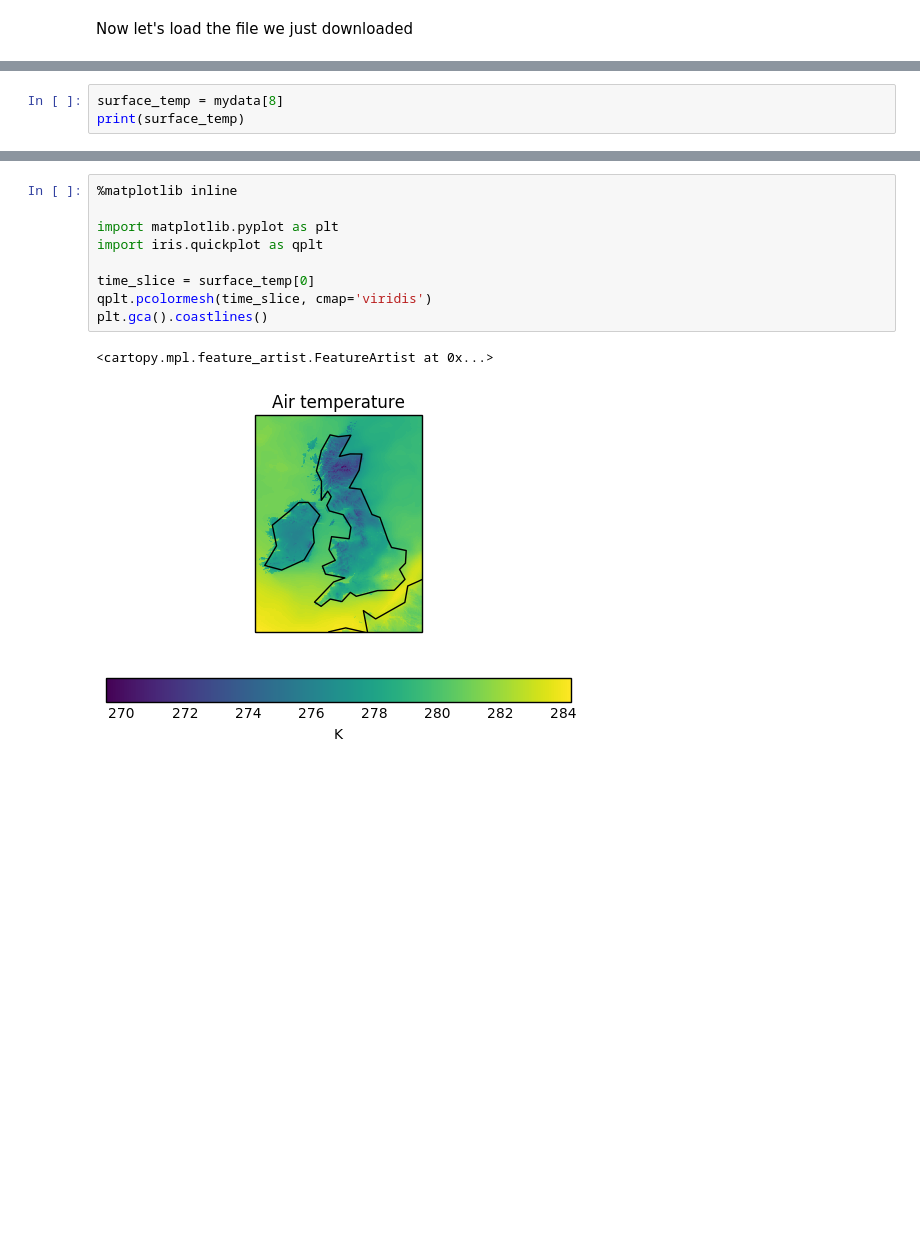
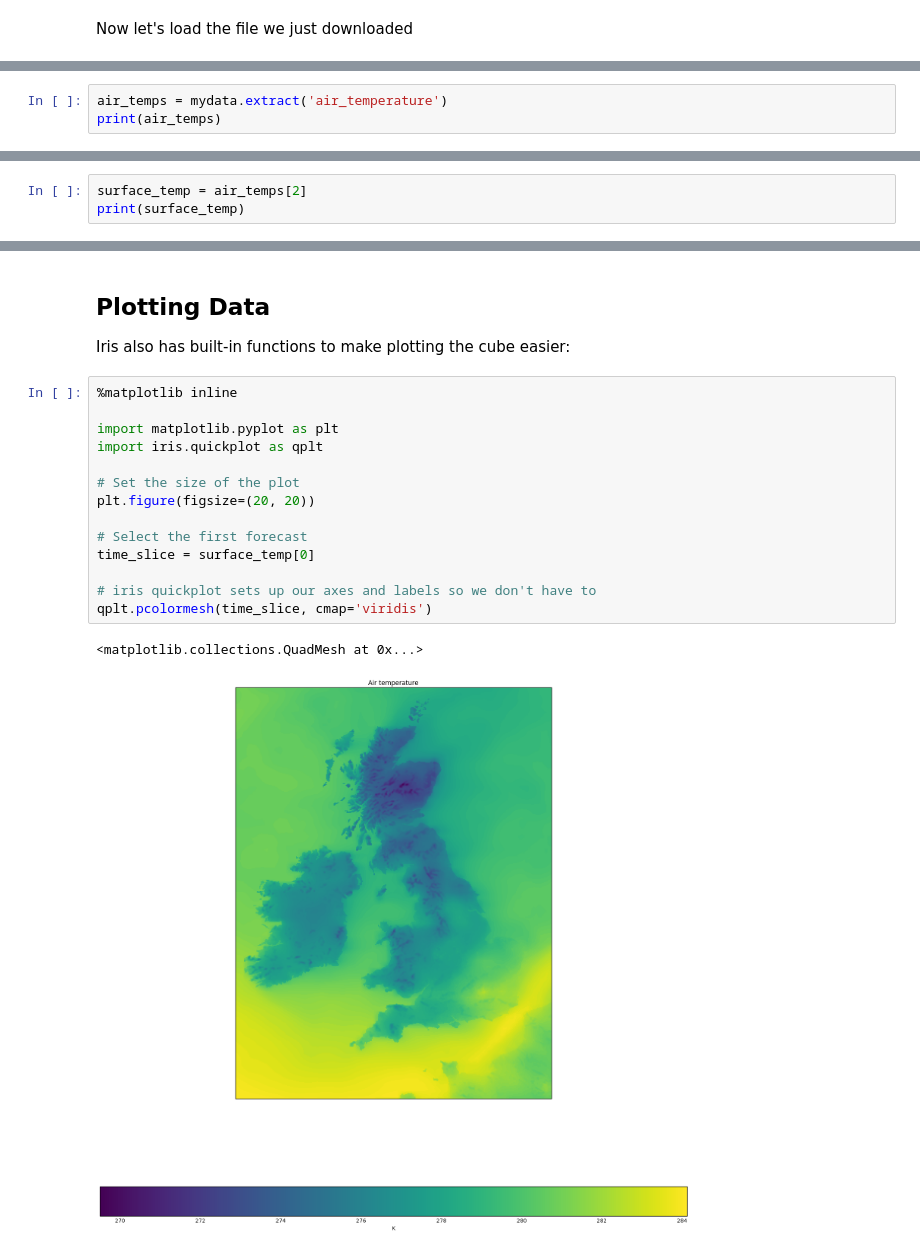
Before and after one commit to informatics-lab/open-data, a Jupyter notebook: mogreps_data_basics.ipynb, the cells around one changed output, grey strips where cells are left out. Drawn from its saved outputs; the diff is of its cells as text; blank space fills up the shorter version.

Commit message:
Refine first notebook

```diff
--- a/mogreps_data_basics.ipynb
+++ b/mogreps_data_basics.ipynb
@@ -92,0 +98,3 @@ We can find our more information about a particuarl parameter...
+# %%
+air_temps = mydata.extract('air_temperature')
+print(air_temps)
@@ -93,4 +115,4 @@ We can find our more information about a particuarl parameter...
 # %%
-surface_temp = mydata[8]
+surface_temp = air_temps[2]
 print(surface_temp)
 # %% [output]
@@ -138,15 +208,24 @@ array([[[ 284.25 ,  284.25 ,  284.25 , ...,  281.   ,  281.125,  281.   ],
+# %% [markdown]
+## Plotting Data
+
+Iris also has built-in functions to make plotting the cube easier:
 # %%
 %matplotlib inline
 
 import matplotlib.pyplot as plt
 import iris.quickplot as qplt
 
+# Set the size of the plot
+plt.figure(figsize=(20, 20))
+
+# Select the first forecast
 time_slice = surface_temp[0]
+
+# iris quickplot sets up our axes and labels so we don't have to
 qplt.pcolormesh(time_slice, cmap='viridis')
-plt.gca().coastlines()
 # %% [output]
-<cartopy.mpl.feature_artist.FeatureArtist at 0x...>
+<matplotlib.collections.QuadMesh at 0x...>
-[figure, old version]
+[figure, new version]
 # %% [markdown]
 ## Finally...
 
```
Also changed, not shown: parts of 21 cells of this notebook, 2 other files.
